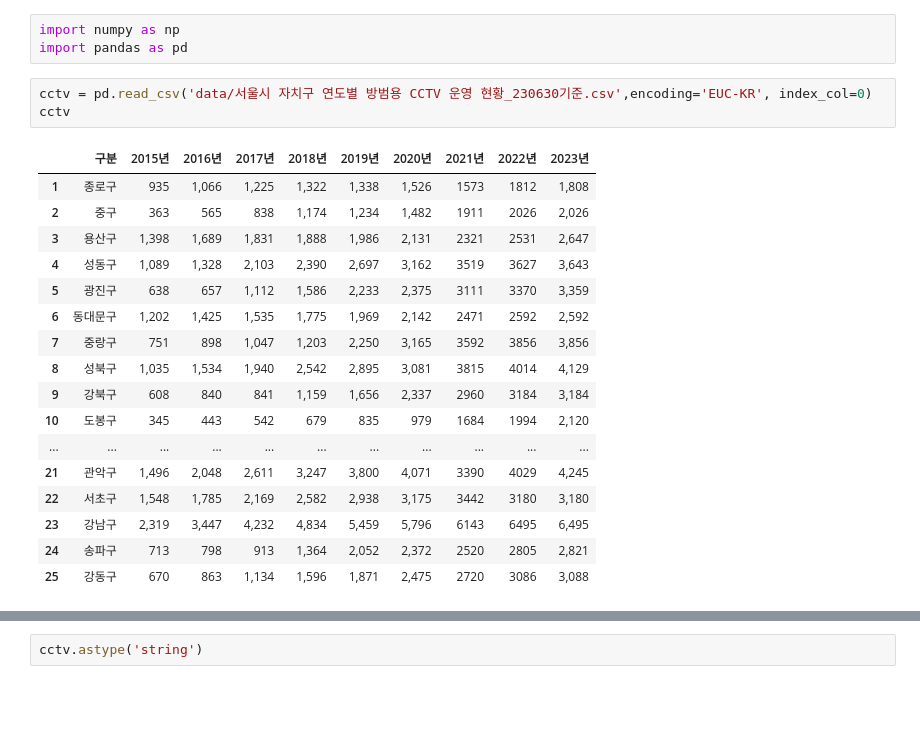
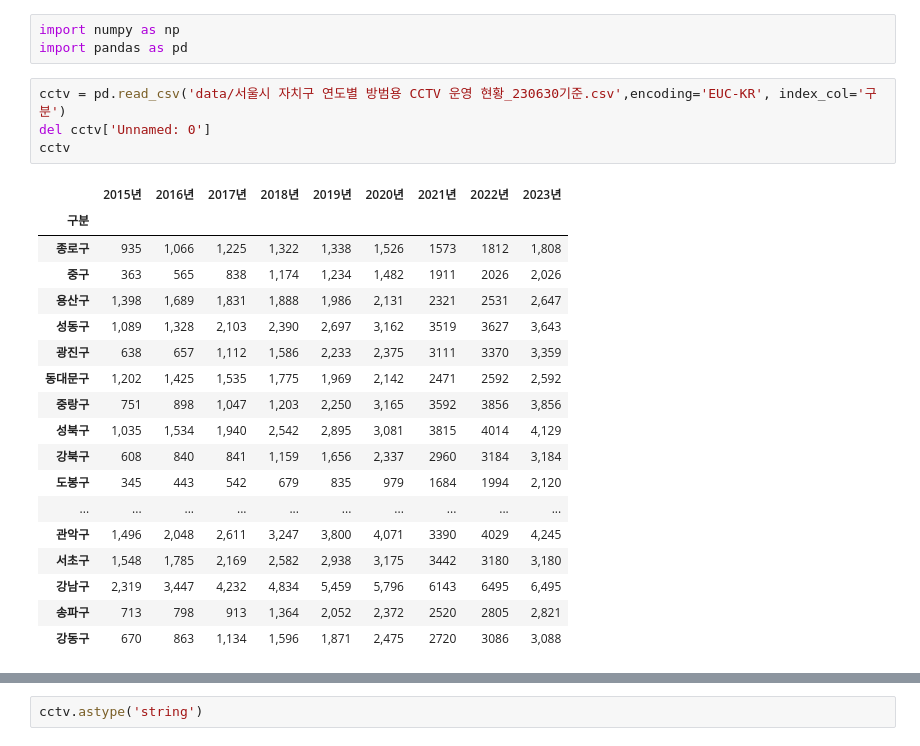
Before and after one commit to bong9C/DataAnalysis-2023.09, a Jupyter notebook: 02.Pandas/서울시 CCTV.ipynb, the cells around one changed output, grey strips where cells are left out. Saved outputs shown, nothing was run; the diff lists cells and outputs as text; blank space fills up the shorter version.

```diff
--- a/02.Pandas/서울시 CCTV.ipynb
+++ b/02.Pandas/서울시 CCTV.ipynb
@@ -2,23 +2,25 @@
 import numpy as np
 import pandas as pd
 # %%
-cctv = pd.read_csv('data/서울시 자치구 연도별 방범용 CCTV 운영 현황_230630기준.csv',encoding='EUC-KR', index_col=0)
+cctv = pd.read_csv('data/서울시 자치구 연도별 방범용 CCTV 운영 현황_230630기준.csv',encoding='EUC-KR', index_col='구분')
+del cctv['Unnamed: 0']
 cctv
 # %% [output]
-|  | 구분 | 2015년 | 2016년 | 2017년 | 2018년 | 2019년 | 2020년 | 2021년 | 2022년 | 2023년 |
-| 1 | 종로구 | 935 | 1,066 | 1,225 | 1,322 | 1,338 | 1,526 | 1573 | 1812 | 1,808 |
-| 2 | 중구 | 363 | 565 | 838 | 1,174 | 1,234 | 1,482 | 1911 | 2026 | 2,026 |
-| 3 | 용산구 | 1,398 | 1,689 | 1,831 | 1,888 | 1,986 | 2,131 | 2321 | 2531 | 2,647 |
-| 4 | 성동구 | 1,089 | 1,328 | 2,103 | 2,390 | 2,697 | 3,162 | 3519 | 3627 | 3,643 |
-| 5 | 광진구 | 638 | 657 | 1,112 | 1,586 | 2,233 | 2,375 | 3111 | 3370 | 3,359 |
-| 6 | 동대문구 | 1,202 | 1,425 | 1,535 | 1,775 | 1,969 | 2,142 | 2471 | 2592 | 2,592 |
-| 7 | 중랑구 | 751 | 898 | 1,047 | 1,203 | 2,250 | 3,165 | 3592 | 3856 | 3,856 |
-| 8 | 성북구 | 1,035 | 1,534 | 1,940 | 2,542 | 2,895 | 3,081 | 3815 | 4014 | 4,129 |
-| 9 | 강북구 | 608 | 840 | 841 | 1,159 | 1,656 | 2,337 | 2960 | 3184 | 3,184 |
-| 10 | 도봉구 | 345 | 443 | 542 | 679 | 835 | 979 | 1684 | 1994 | 2,120 |
-| ... | ... | ... | ... | ... | ... | ... | ... | ... | ... | ... |
-| 21 | 관악구 | 1,496 | 2,048 | 2,611 | 3,247 | 3,800 | 4,071 | 3390 | 4029 | 4,245 |
-| 22 | 서초구 | 1,548 | 1,785 | 2,169 | 2,582 | 2,938 | 3,175 | 3442 | 3180 | 3,180 |
-| 23 | 강남구 | 2,319 | 3,447 | 4,232 | 4,834 | 5,459 | 5,796 | 6143 | 6495 | 6,495 |
-| 24 | 송파구 | 713 | 798 | 913 | 1,364 | 2,052 | 2,372 | 2520 | 2805 | 2,821 |
-| 25 | 강동구 | 670 | 863 | 1,134 | 1,596 | 1,871 | 2,475 | 2720 | 3086 | 3,088 |
+|  | 2015년 | 2016년 | 2017년 | 2018년 | 2019년 | 2020년 | 2021년 | 2022년 | 2023년 |
+| 구분 |  |  |  |  |  |  |  |  |  |
+| 종로구 | 935 | 1,066 | 1,225 | 1,322 | 1,338 | 1,526 | 1573 | 1812 | 1,808 |
+| 중구 | 363 | 565 | 838 | 1,174 | 1,234 | 1,482 | 1911 | 2026 | 2,026 |
+| 용산구 | 1,398 | 1,689 | 1,831 | 1,888 | 1,986 | 2,131 | 2321 | 2531 | 2,647 |
+| 성동구 | 1,089 | 1,328 | 2,103 | 2,390 | 2,697 | 3,162 | 3519 | 3627 | 3,643 |
+| 광진구 | 638 | 657 | 1,112 | 1,586 | 2,233 | 2,375 | 3111 | 3370 | 3,359 |
+| 동대문구 | 1,202 | 1,425 | 1,535 | 1,775 | 1,969 | 2,142 | 2471 | 2592 | 2,592 |
+| 중랑구 | 751 | 898 | 1,047 | 1,203 | 2,250 | 3,165 | 3592 | 3856 | 3,856 |
+| 성북구 | 1,035 | 1,534 | 1,940 | 2,542 | 2,895 | 3,081 | 3815 | 4014 | 4,129 |
+| 강북구 | 608 | 840 | 841 | 1,159 | 1,656 | 2,337 | 2960 | 3184 | 3,184 |
+| 도봉구 | 345 | 443 | 542 | 679 | 835 | 979 | 1684 | 1994 | 2,120 |
+| ... | ... | ... | ... | ... | ... | ... | ... | ... | ... |
+| 관악구 | 1,496 | 2,048 | 2,611 | 3,247 | 3,800 | 4,071 | 3390 | 4029 | 4,245 |
+| 서초구 | 1,548 | 1,785 | 2,169 | 2,582 | 2,938 | 3,175 | 3442 | 3180 | 3,180 |
+| 강남구 | 2,319 | 3,447 | 4,232 | 4,834 | 5,459 | 5,796 | 6143 | 6495 | 6,495 |
+| 송파구 | 713 | 798 | 913 | 1,364 | 2,052 | 2,372 | 2520 | 2805 | 2,821 |
+| 강동구 | 670 | 863 | 1,134 | 1,596 | 1,871 | 2,475 | 2720 | 3086 | 3,088 |
```
Also changed, not shown: parts of 10 cells of this notebook, 4 other files.
